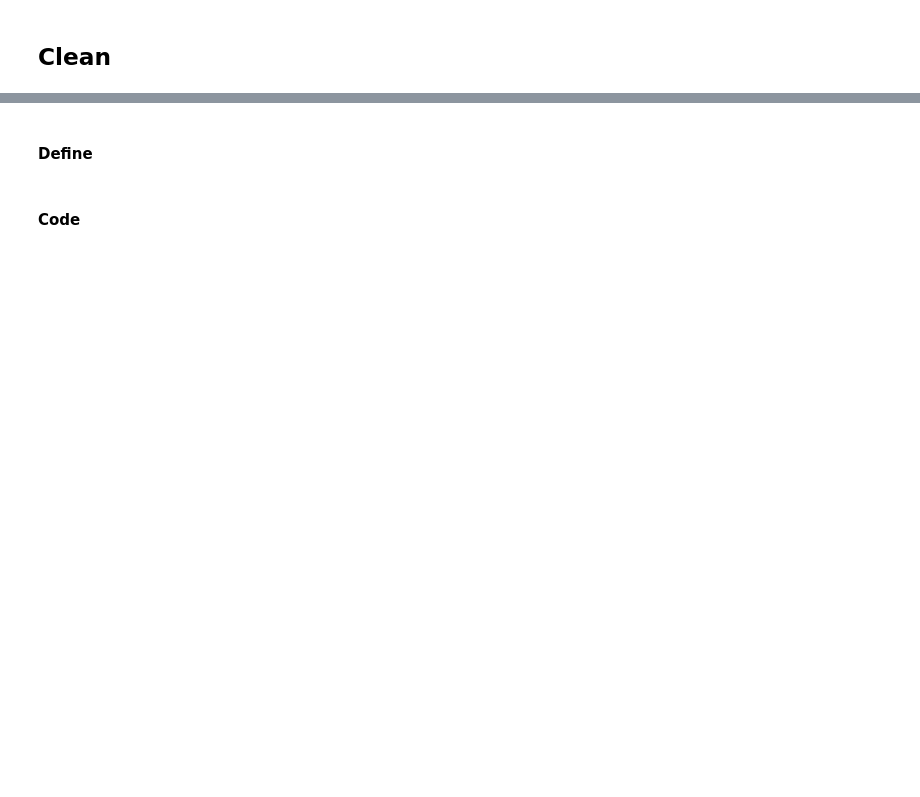
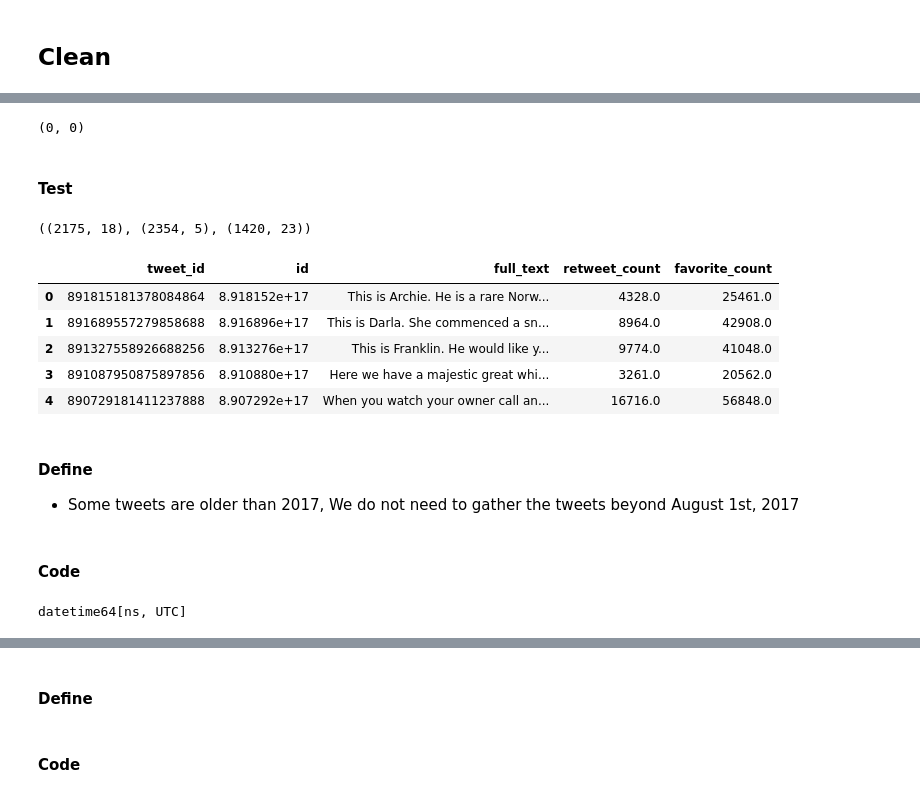
Before and after one commit to sdaphtardar/wrangle_dog_rates_data, a Jupyter notebook: data-wrangling-project.ipynb, the cells around one changed output, grey strips where cells are left out. Drawn from its saved outputs; the diff is of its cells as text; code cells hidden in the pictures; blank space fills up the shorter version.

```diff
--- a/data-wrangling-project.ipynb
+++ b/data-wrangling-project.ipynb
@@ -631,0 +869,2 @@ df_c_tweet_archive.shape, df_c_tweet_json.shape, df_c_image.shape
+# %%
+df_c_tweet_archive.drop(df_c_tweet_archive[df_c_tweet_archive.retweeted_status_id.notna() & df_c_tweet_archive.retweeted_status_user_id.notna()].index, inplace=True)
@@ -631,0 +1044,2 @@ df_c_tweet_archive.shape, df_c_tweet_json.shape, df_c_image.shape
+# %%
+df_c_tweet_archive['dog_stage']=df_c_tweet_archive.doggo.fillna('')+df_c_tweet_archive.floofer.fillna('')+df_c_tweet_archive.pupper.fillna('')+df_c_tweet_archive.puppo.fillna('')
@@ -631,0 +1099,30 @@ df_c_tweet_archive.shape, df_c_tweet_json.shape, df_c_image.shape
+# %%
+df_master.shape
+# %% [output]
+(0, 0)
+# %%
+df_master=pd.merge(df_c_tweet_archive, df_c_tweet_json, left_on='tweet_id', right_on='id', how='inner')
+# %% [markdown]
+#### Test
+# %%
+df_c_tweet_archive.shape, df_c_tweet_json.shape, df_master.shape
+# %% [output]
+((2175, 18), (2354, 5), (1420, 23))
+# %%
+df_master[['tweet_id','id','full_text','retweet_count','favorite_count']].head()
+# %% [output]
+|  | tweet_id | id | full_text | retweet_count | favorite_count |
+| 0 | 891815181378084864 | 8.918152e+17 | This is Archie. He is a rare Norw... | 4328.0 | 25461.0 |
+| 1 | 891689557279858688 | 8.916896e+17 | This is Darla. She commenced a sn... | 8964.0 | 42908.0 |
+| 2 | 891327558926688256 | 8.913276e+17 | This is Franklin. He would like y... | 9774.0 | 41048.0 |
+| 3 | 891087950875897856 | 8.910880e+17 | Here we have a majestic great whi... | 3261.0 | 20562.0 |
+| 4 | 890729181411237888 | 8.907292e+17 | When you watch your owner call an... | 16716.0 | 56848.0 |
+# %% [markdown]
+#### Define
+- Some tweets are older than 2017, We do not need to gather the tweets beyond August 1st, 2017
+# %% [markdown]
+#### Code
+# %%
+df_master.timestamp.dtype
+# %% [output]
+datetime64[ns, UTC]
```
Also changed, not shown: parts of 190 cells of this notebook.
